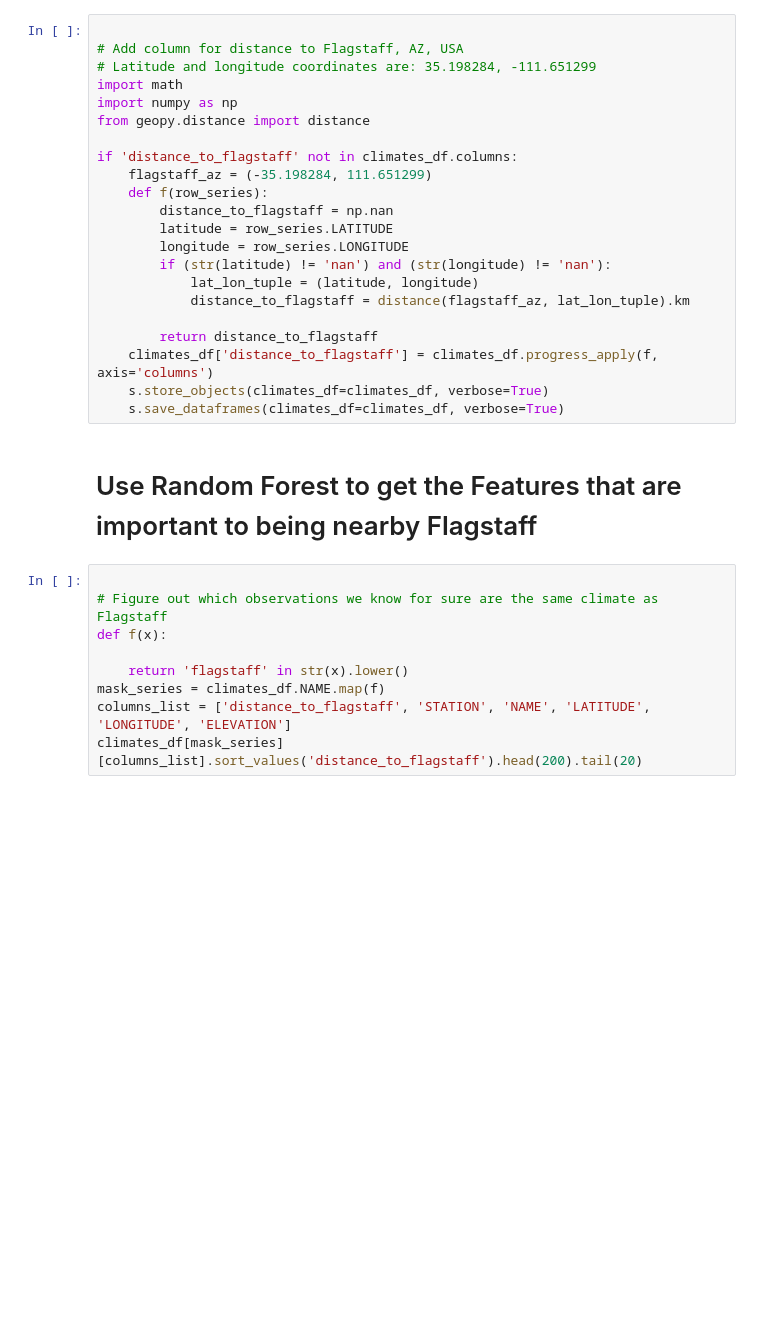
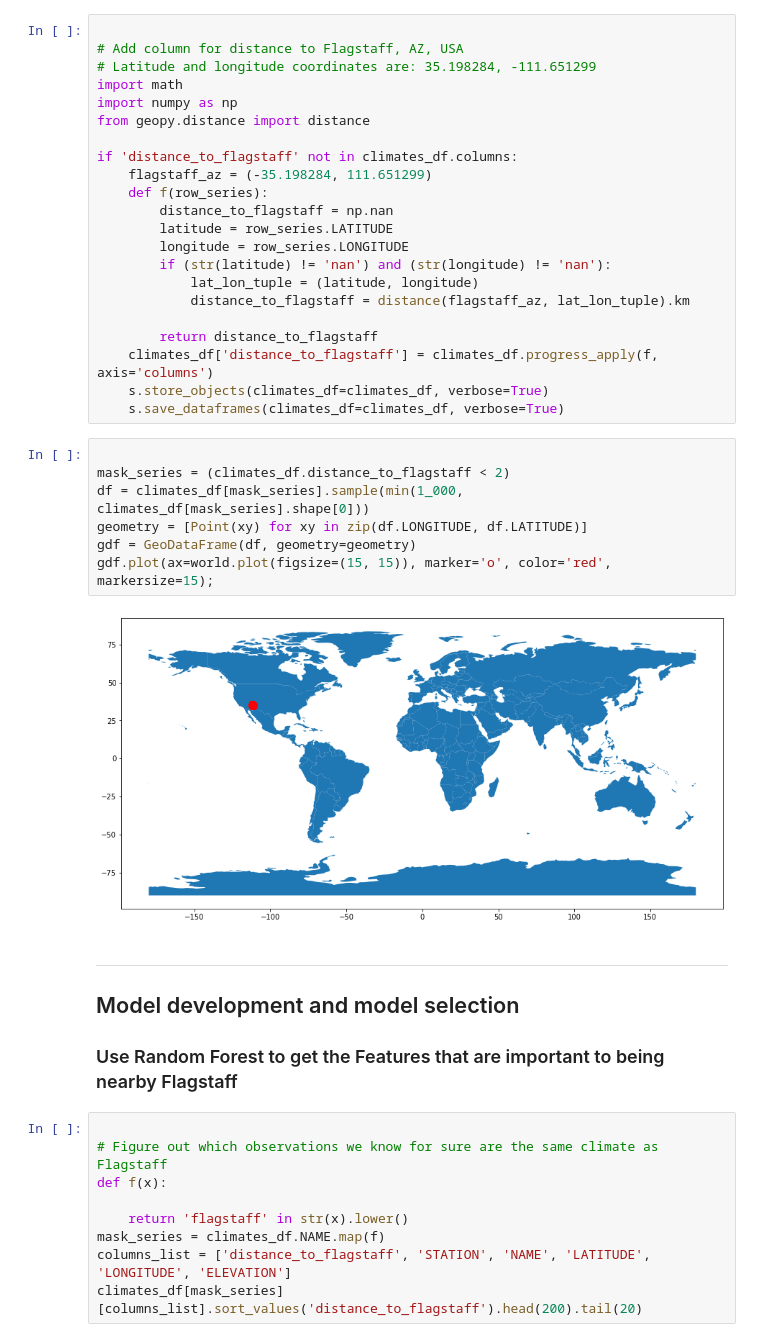
Before and after one commit to dbabbitt/notebooks, a Jupyter notebook: ipynb/Climates like Flagstaff.ipynb, the cells around one changed output. Drawn from its saved outputs; the diff is of its cells as text; blank space fills up the shorter version.

```diff
--- a/ipynb/Climates like Flagstaff.ipynb
+++ b/ipynb/Climates like Flagstaff.ipynb
@@ -116,9 +139,20 @@ if 'distance_to_flagstaff' not in climates_df.columns:
     climates_df['distance_to_flagstaff'] = climates_df.progress_apply(f, axis='columns')
     s.store_objects(climates_df=climates_df, verbose=True)
     s.save_dataframes(climates_df=climates_df, verbose=True)
+# %%
+
+mask_series = (climates_df.distance_to_flagstaff < 2)
+df = climates_df[mask_series].sample(min(1_000, climates_df[mask_series].shape[0]))
+geometry = [Point(xy) for xy in zip(df.LONGITUDE, df.LATITUDE)]
+gdf = GeoDataFrame(df, geometry=geometry)
+gdf.plot(ax=world.plot(figsize=(15, 15)), marker='o', color='red', markersize=15);
+# %% [output]
+[figure, added]
 # %% [markdown]
 
-# Use Random Forest to get the Features that are important to being nearby Flagstaff
+----
+## Model development and model selection
+### Use Random Forest to get the Features that are important to being nearby Flagstaff
 # %%
 
 # Figure out which observations we know for sure are the same climate as Flagstaff
```
Also changed, not shown: parts of 46 cells of this notebook, 2 other files.
